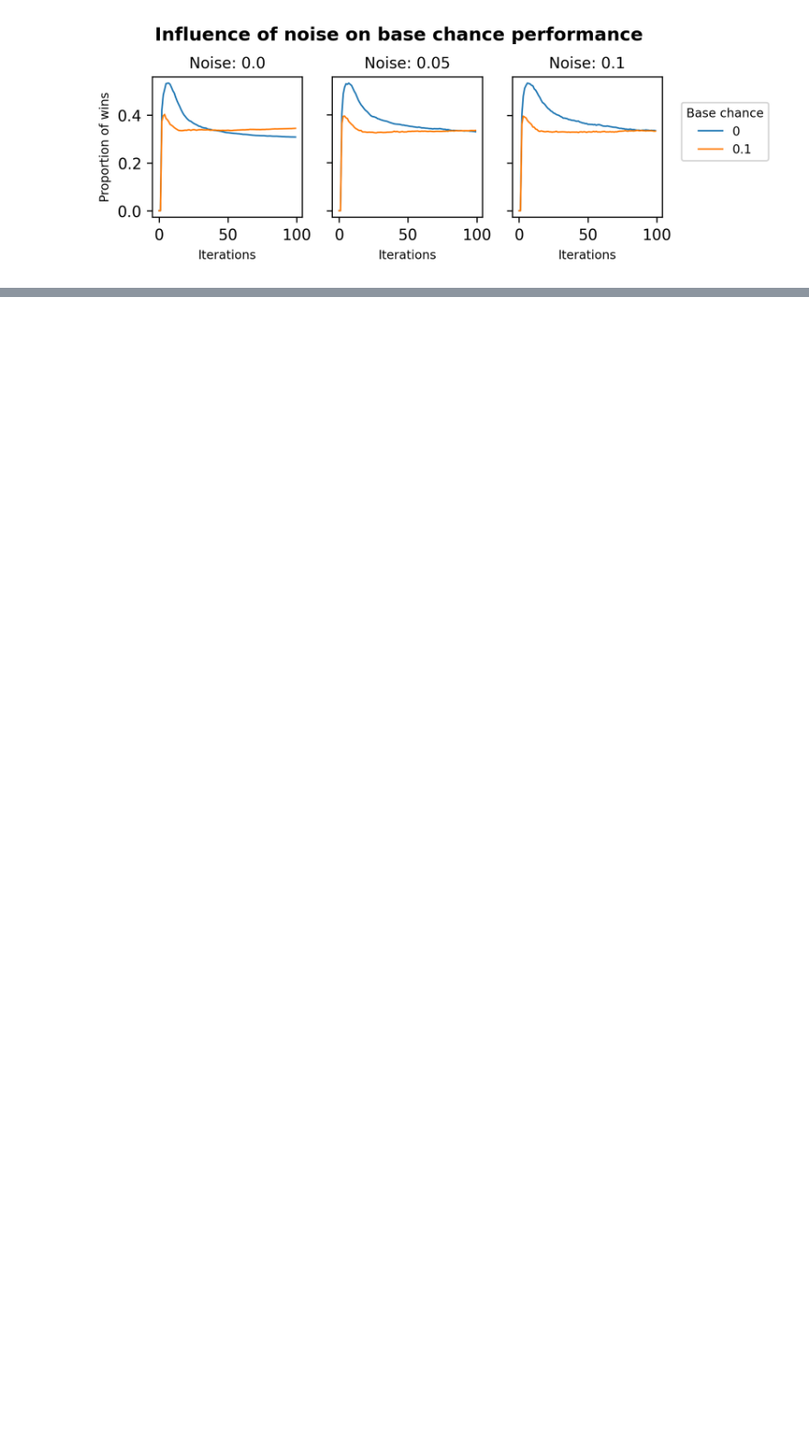
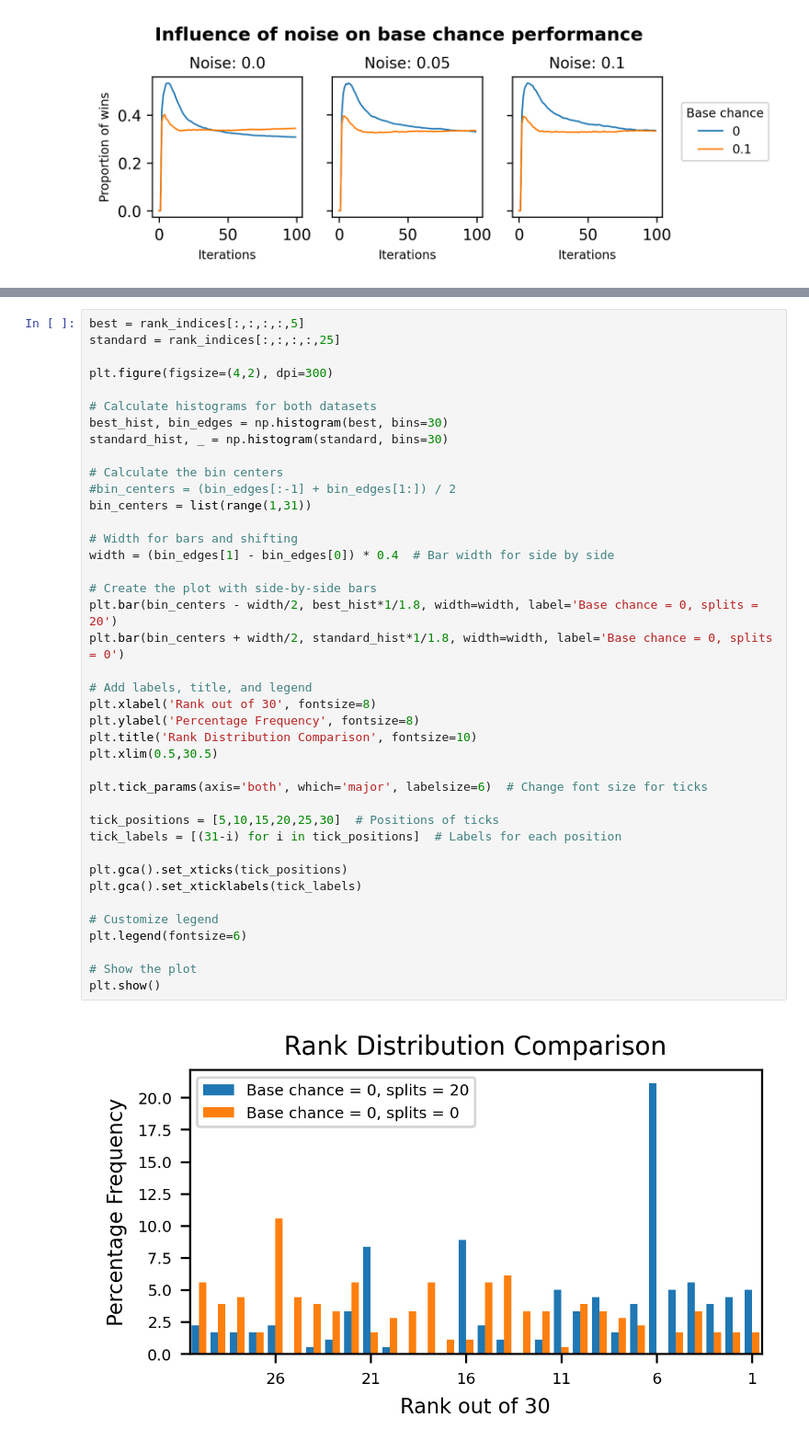
Before and after one commit to nesou2/direvo_sim, a Jupyter notebook: PLOS_figures/PLOS_figures.ipynb, the cells around one changed output, grey strips where cells are left out. Shown at 92% size. Drawn from its saved outputs; the diff is of its cells as text; blank space fills up the shorter version.

```diff
--- a/PLOS_figures/PLOS_figures.ipynb
+++ b/PLOS_figures/PLOS_figures.ipynb
@@ -773,0 +737,42 @@ for ax in axs.flat:
+# %%
+best = rank_indices[:,:,:,:,5]
+standard = rank_indices[:,:,:,:,25]
+
+plt.figure(figsize=(4,2), dpi=300)
+
+# Calculate histograms for both datasets
+best_hist, bin_edges = np.histogram(best, bins=30)
+standard_hist, _ = np.histogram(standard, bins=30)
+
+# Calculate the bin centers
+#bin_centers = (bin_edges[:-1] + bin_edges[1:]) / 2
+bin_centers = list(range(1,31))
+
+# Width for bars and shifting
+width = (bin_edges[1] - bin_edges[0]) * 0.4  # Bar width for side by side
+
+# Create the plot with side-by-side bars
+plt.bar(bin_centers - width/2, best_hist*1/1.8, width=width, label='Base chance = 0, splits = 20')
+plt.bar(bin_centers + width/2, standard_hist*1/1.8, width=width, label='Base chance = 0, splits = 0')
+
+# Add labels, title, and legend
+plt.xlabel('Rank out of 30', fontsize=8)
+plt.ylabel('Percentage Frequency', fontsize=8)
+plt.title('Rank Distribution Comparison', fontsize=10)
+plt.xlim(0.5,30.5)
+
+plt.tick_params(axis='both', which='major', labelsize=6)  # Change font size for ticks
+
+tick_positions = [5,10,15,20,25,30]  # Positions of ticks
+tick_labels = [(31-i) for i in tick_positions]  # Labels for each position
+
+plt.gca().set_xticks(tick_positions)
+plt.gca().set_xticklabels(tick_labels)
+
+# Customize legend
+plt.legend(fontsize=6)
+
+# Show the plot
+plt.show()
+# %% [output]
+[figure, added]
```
Also changed, not shown: parts of 42 cells of this notebook.
